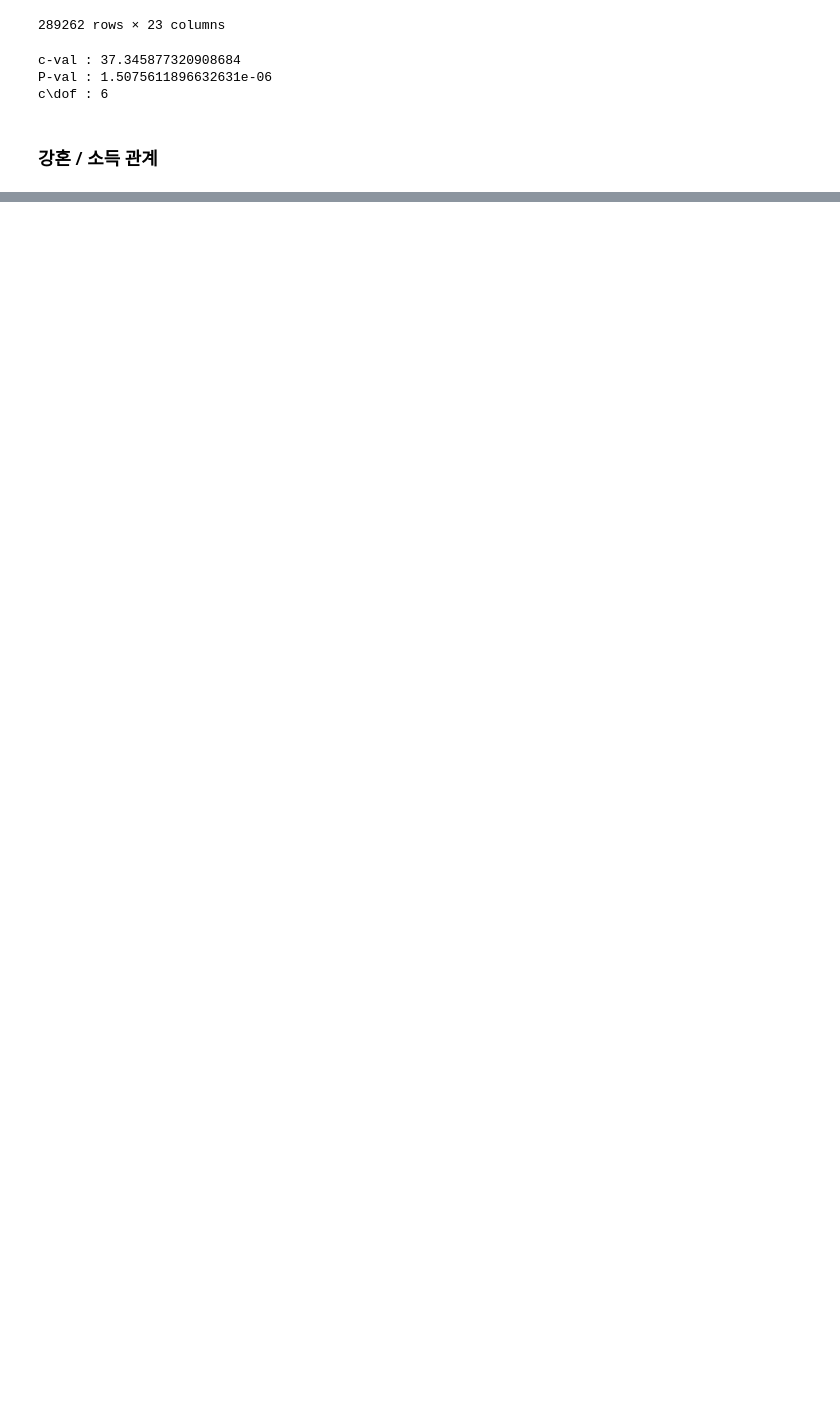
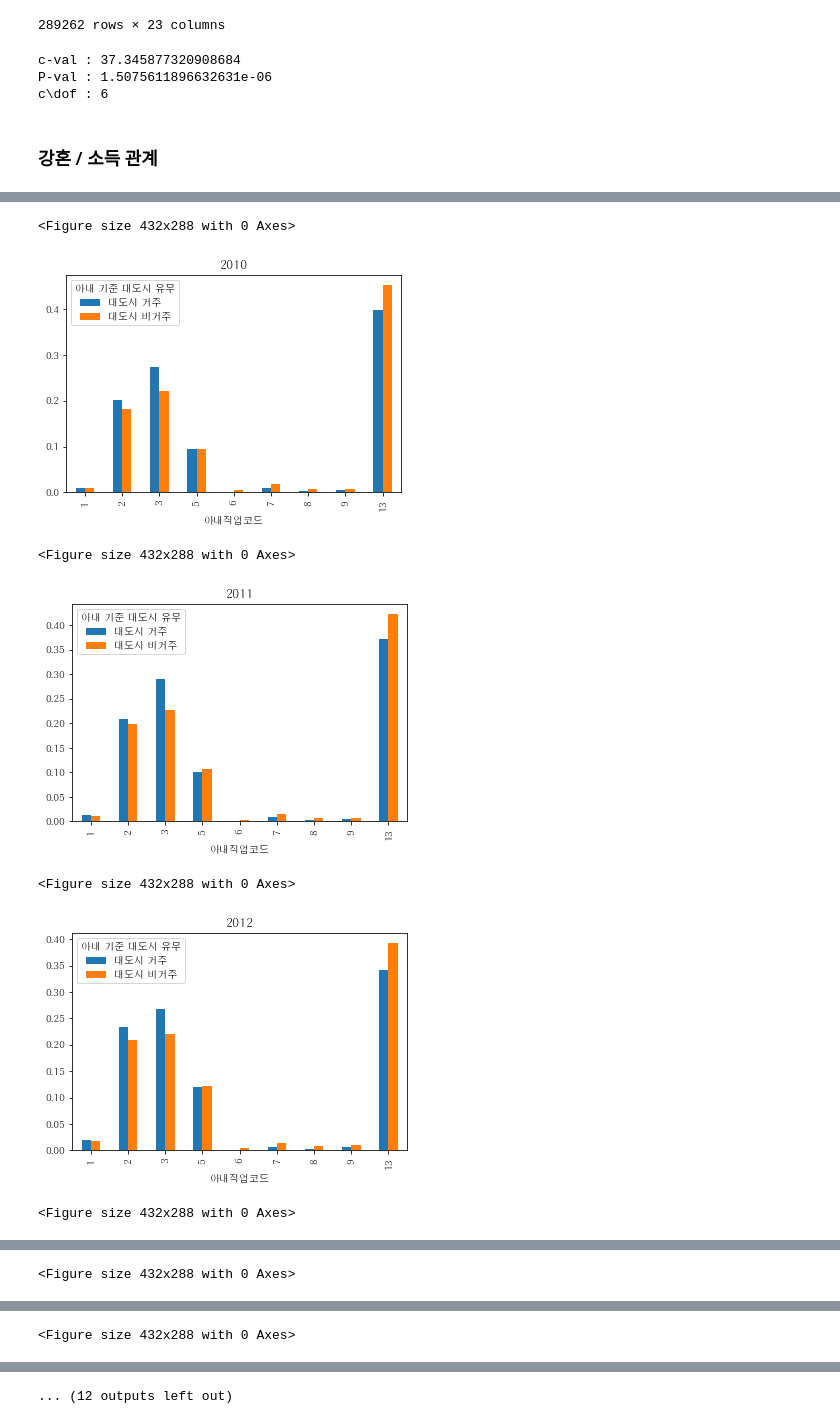
Before and after one commit to ohMinyoung22/science_project, a Jupyter notebook: eda/older_marriage.ipynb, the cells around one changed output, grey strips where cells are left out. Cells and saved outputs as stored; diff of their text form; code cells hidden in the pictures; blank space fills up the shorter version.

```diff
--- a/eda/older_marriage.ipynb
+++ b/eda/older_marriage.ipynb
@@ -78,0 +108,21 @@ TypeError: object of type 'int' has no len()
+# %%
+
+
+
+
+# 대체적으로 고소득 (1, 2, 3) -> 대도시 거주 여성 중 퍼센테이지 높음
+# 각각 대도시 거주 중 / 대도시 비거주 중 해당 직업 퍼센테이지
+
+for y in range(2010, 2022):
+    plt.figure()
+    crosstab = pd.crosstab(df[y]['아내직업코드'], df[y]["아내 기준 대도시 유무"], normalize='columns')
+    crosstab.plot.bar()
+    plt.title(str(y))
+# %% [output]
+<Figure size 432x288 with 0 Axes>
+[figure, added]
+<Figure size 432x288 with 0 Axes>
+[figure, added]
+<Figure size 432x288 with 0 Axes>
+[figure, added]
+<Figure size 432x288 with 0 Axes>
@@ -78,0 +130 @@ TypeError: object of type 'int' has no len()
+<Figure size 432x288 with 0 Axes>
@@ -78,0 +132 @@ TypeError: object of type 'int' has no len()
+<Figure size 432x288 with 0 Axes>
@@ -78,0 +134 @@ TypeError: object of type 'int' has no len()
+... (12 outputs left out)
```
Also changed, not shown: parts of 10 cells of this notebook.
